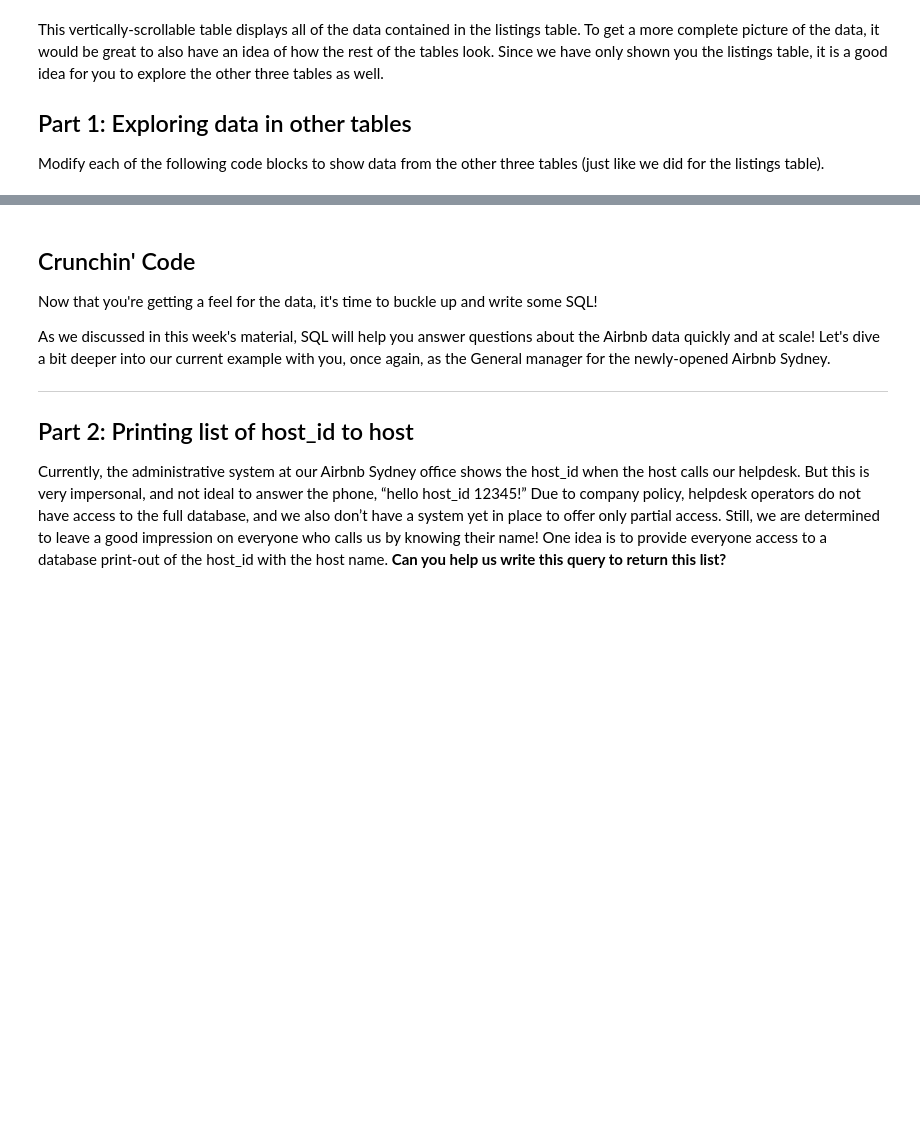
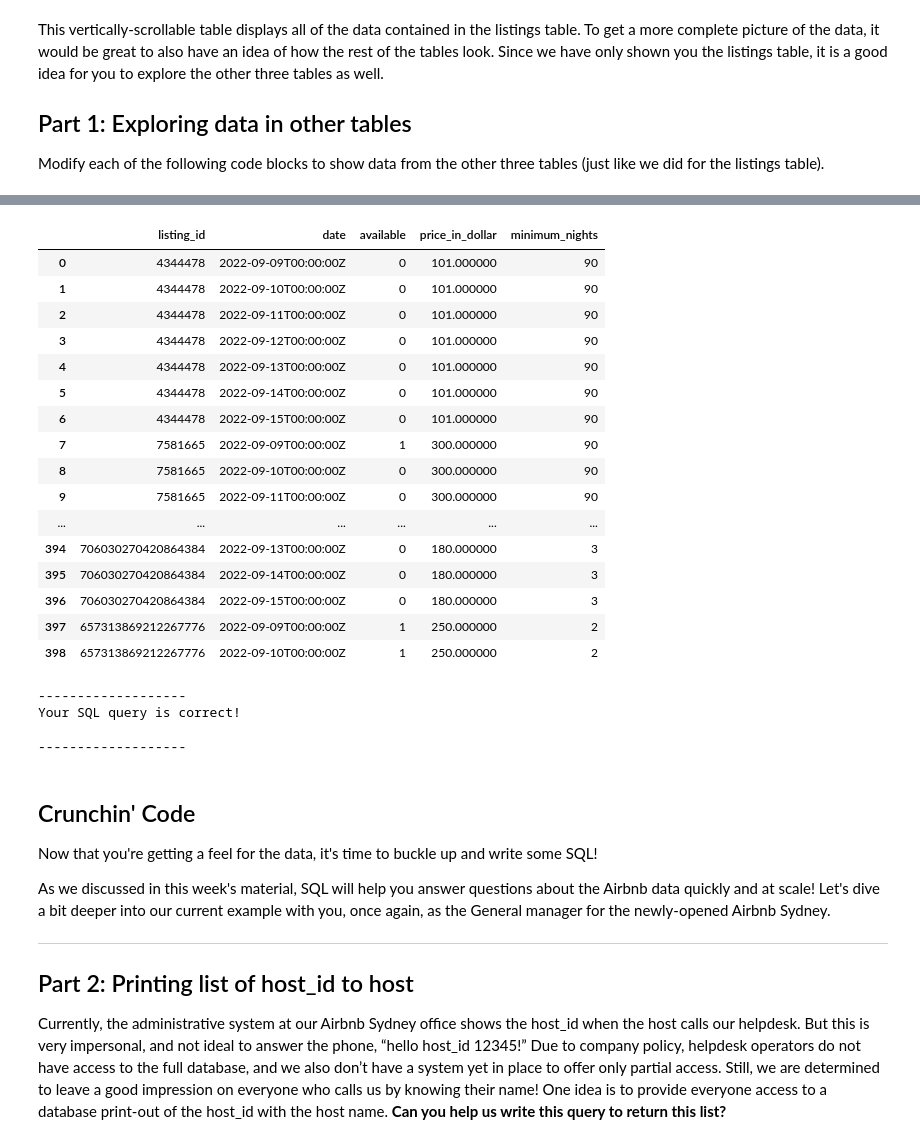
Before and after one commit to Hrithik-Kumar/Airbnb-SQL, a Jupyter notebook: Hrithik_Kumar_Advani_Week_1_Project_SQLCC.ipynb, the cells around one changed output, grey strips where cells are left out. Drawn from its saved outputs; the diff is of its cells as text; code cells hidden in the pictures; blank space fills up the shorter version.

```diff
--- a/Hrithik_Kumar_Advani_Week_1_Project_SQLCC.ipynb
+++ b/Hrithik_Kumar_Advani_Week_1_Project_SQLCC.ipynb
@@ -141,14 +207,37 @@ check(q1_1_2b = query)
 # %%
 ### Question: q1_1_2c
 # Instructions: Fetch data from the entire calendar table
 
 # TO BE COMPLETED
 query = """
-SELECT ??? calendar
+SELECT *
+FROM calendar;
 """
 
 run(query)
 check(q1_1_2c = query)
+# %% [output]
+|  | listing_id | date | available | price_in_dollar | minimum_nights |
+| 0 | 4344478 | 2022-09-09T00:00:00Z | 0 | 101.000000 | 90 |
+| 1 | 4344478 | 2022-09-10T00:00:00Z | 0 | 101.000000 | 90 |
+| 2 | 4344478 | 2022-09-11T00:00:00Z | 0 | 101.000000 | 90 |
+| 3 | 4344478 | 2022-09-12T00:00:00Z | 0 | 101.000000 | 90 |
+| 4 | 4344478 | 2022-09-13T00:00:00Z | 0 | 101.000000 | 90 |
+| 5 | 4344478 | 2022-09-14T00:00:00Z | 0 | 101.000000 | 90 |
+| 6 | 4344478 | 2022-09-15T00:00:00Z | 0 | 101.000000 | 90 |
+| 7 | 7581665 | 2022-09-09T00:00:00Z | 1 | 300.000000 | 90 |
+| 8 | 7581665 | 2022-09-10T00:00:00Z | 0 | 300.000000 | 90 |
+| 9 | 7581665 | 2022-09-11T00:00:00Z | 0 | 300.000000 | 90 |
+| ... | ... | ... | ... | ... | ... |
+| 394 | 706030270420864384 | 2022-09-13T00:00:00Z | 0 | 180.000000 | 3 |
+| 395 | 706030270420864384 | 2022-09-14T00:00:00Z | 0 | 180.000000 | 3 |
+| 396 | 706030270420864384 | 2022-09-15T00:00:00Z | 0 | 180.000000 | 3 |
+| 397 | 657313869212267776 | 2022-09-09T00:00:00Z | 1 | 250.000000 | 2 |
+| 398 | 657313869212267776 | 2022-09-10T00:00:00Z | 1 | 250.000000 | 2 |
+-------------------
+Your SQL query is correct!
+
+-------------------
 # %% [markdown]
 ## Crunchin' Code
 
```
Also changed, not shown: parts of 20 cells of this notebook.
